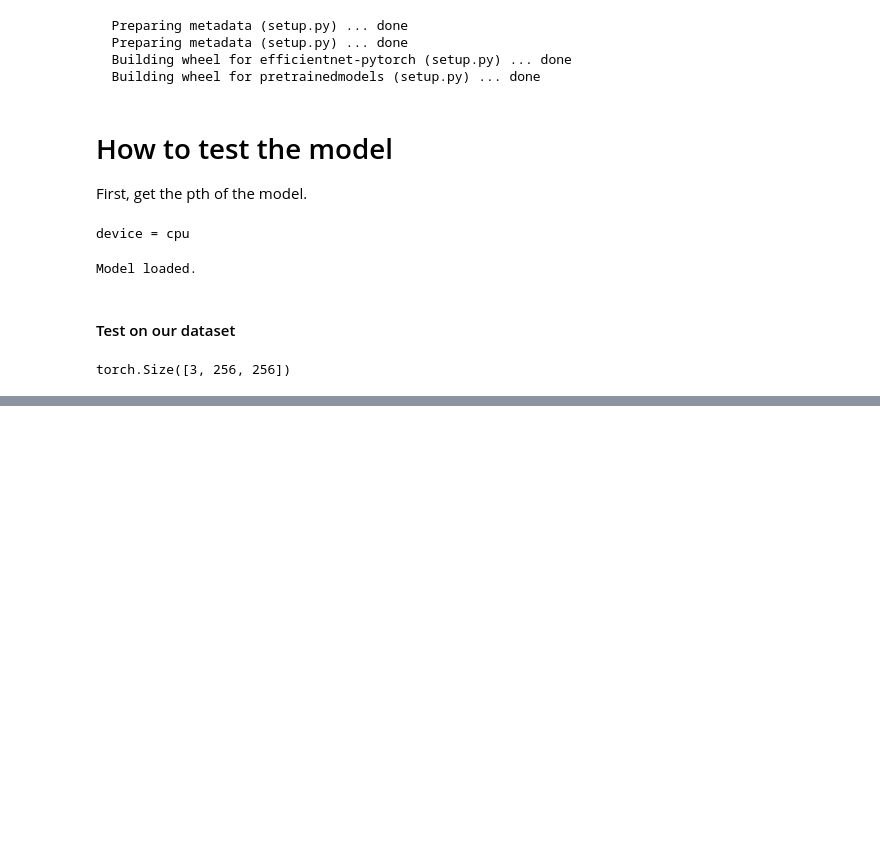
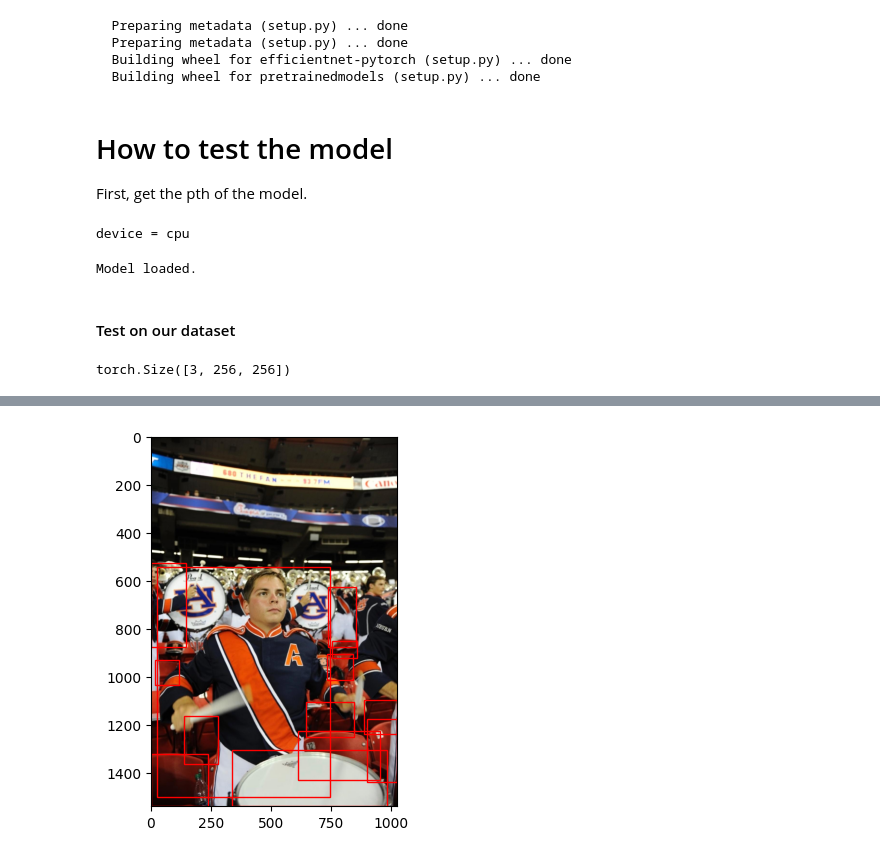
Before and after one commit to DjuloFyro/FaceSegLite, a Jupyter notebook: notebooks/unet_segmentation_model_prediction.ipynb, the cells around one changed output, grey strips where cells are left out. Cells and saved outputs as stored; diff of their text form; code cells hidden in the pictures; blank space fills up the shorter version.

```diff
--- a/notebooks/unet_segmentation_model_prediction.ipynb
+++ b/notebooks/unet_segmentation_model_prediction.ipynb
@@ -312,0 +316,26 @@ WARNING:matplotlib.image:Clipping input data to the valid range for imshow with
+# %%
+from PIL import Image
+
+image = Image.open('data/images/10--People-Marching/10_People_Marching_People_Marching_10_People_Marching_People_Marching_10_675.jpg')
+# %%
+model = YolosForObjectDetection.from_pretrained('hustvl/yolos-tiny')
+image_processor = YolosImageProcessor.from_pretrained("hustvl/yolos-tiny")
+
+inputs = image_processor(images=image, return_tensors="pt")
+outputs = model(**inputs)
+
+
+# model predicts bounding boxes and corresponding COCO classes
+logits = outputs.logits
+bboxes = outputs.pred_boxes
+
+
+# print results
+target_sizes = torch.tensor([image.size[::-1]])
+results = image_processor.post_process_object_detection(outputs, threshold=0.9, target_sizes=target_sizes)[0]
+for score, label, box in zip(results["scores"], results["labels"], results["boxes"]):
+    box = [round(i, 2) for i in box.tolist()]
+    print(
+        f"Detected {model.config.id2label[label.item()]} with confidence "
+        f"{round(score.item(), 3)} at location {box}"
+    )
@@ -312,0 +362,19 @@ WARNING:matplotlib.image:Clipping input data to the valid range for imshow with
+# %%
+import matplotlib.pyplot as plt
+import matplotlib.patches as patches
+
+# Create figure and axes
+fig, ax = plt.subplots()
+
+# Display the image
+ax.imshow(image)
+
+# Create a Rectangle patch for each bounding box and add it to the axes
+for score, label, box in zip(results["scores"], results["labels"], results["boxes"]):
+    box = box.detach().numpy()
+    rect = patches.Rectangle((box[0], box[1]), box[2]-box[0], box[3]-box[1], linewidth=1, edgecolor='r', facecolor='none')
+    ax.add_patch(rect)
+
+plt.show()
+# %% [output]
+[figure, added]
```
Also changed, not shown: parts of 14 cells of this notebook, 1 other file.
